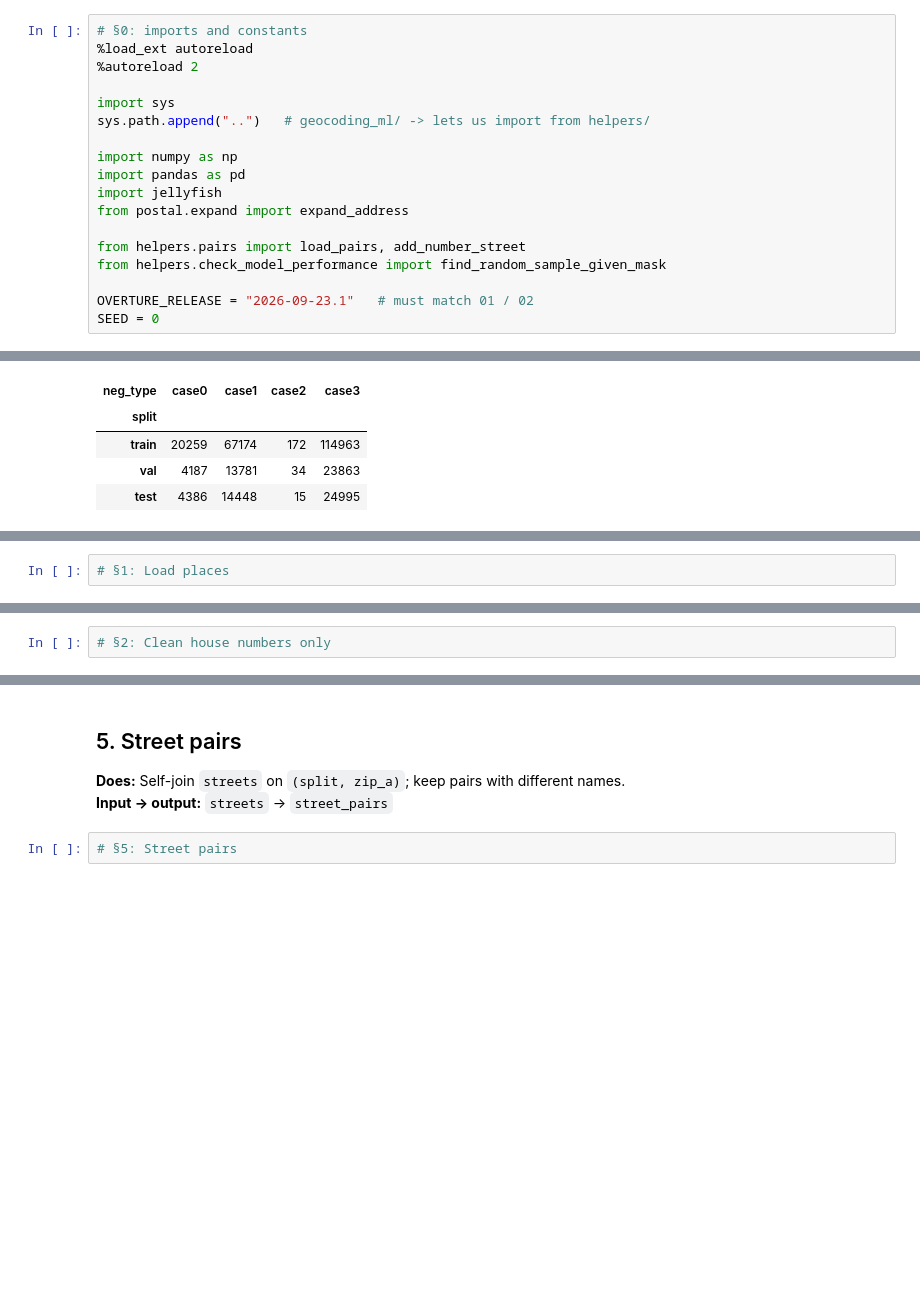
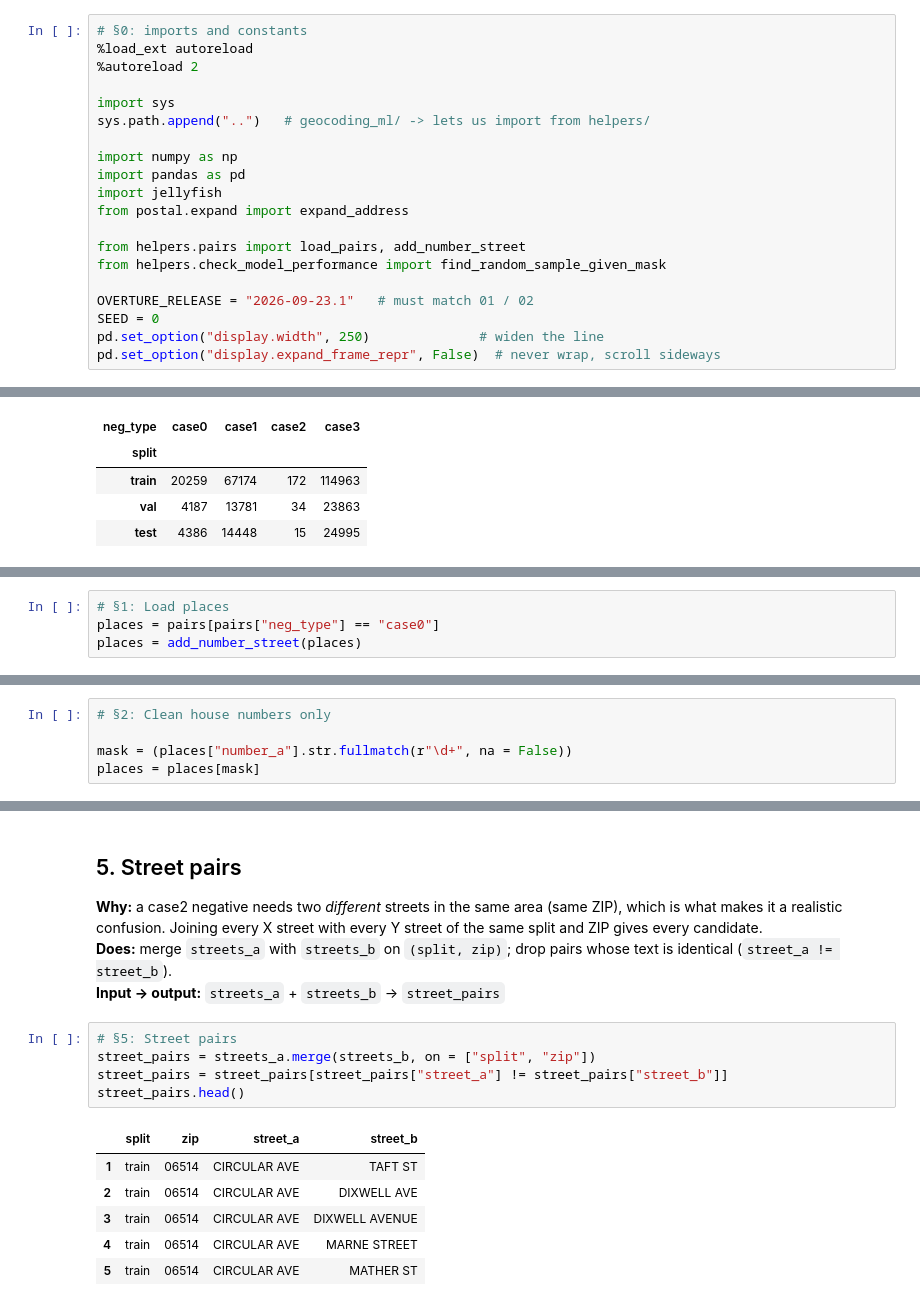
Before and after one commit to DZhang3210/ml-geocoding, a Jupyter notebook: geocoding_ml/Overture/03_case2_street_swap.ipynb, the cells around one changed output, grey strips where cells are left out. Saved outputs shown, nothing was run; the diff lists cells and outputs as text; blank space fills up the shorter version.

```diff
--- a/geocoding_ml/Overture/03_case2_street_swap.ipynb
+++ b/geocoding_ml/Overture/03_case2_street_swap.ipynb
@@ -55,3 +55,5 @@ from helpers.check_model_performance import find_random_sample_given_mask
 
 OVERTURE_RELEASE = "2026-09-23.1"   # must match 01 / 02
 SEED = 0
+pd.set_option("display.width", 250)              # widen the line
+pd.set_option("display.expand_frame_repr", False)  # never wrap, scroll sideways
@@ -82,5 +89,7 @@ pairs.groupby(["split", "neg_type"], observed=True).size().unstack()
 **Input → output:** `pairs` → `places`
 # %%
 # §1: Load places
+places = pairs[pairs["neg_type"] == "case0"]
+places = add_number_street(places)
 # %% [markdown]
 ## 2. Clean house numbers only
@@ -88,3 +98,6 @@ pairs.groupby(["split", "neg_type"], observed=True).size().unstack()
 **Input → output:** `places` → `places`
 # %%
 # §2: Clean house numbers only
+
+mask = (places["number_a"].str.fullmatch(r"\d+", na = False))
+places = places[mask]
@@ -103,7 +115,18 @@ pairs.groupby(["split", "neg_type"], observed=True).size().unstack()
 # %% [markdown]
 ## 5. Street pairs
-**Does:** Self-join `streets` on `(split, zip_a)`; keep pairs with different names.
-**Input → output:** `streets` → `street_pairs`
+**Why:** a case2 negative needs two *different* streets in the same area (same ZIP), which is what makes it a realistic confusion. Joining every X street with every Y street of the same split and ZIP gives every candidate.
+**Does:** merge `streets_a` with `streets_b` on `(split, zip)`; drop pairs whose text is identical (`street_a != street_b`).
+**Input → output:** `streets_a` + `streets_b` → `street_pairs`
 # %%
 # §5: Street pairs
+street_pairs = streets_a.merge(streets_b, on = ["split", "zip"])
+street_pairs = street_pairs[street_pairs["street_a"] != street_pairs["street_b"]]
+street_pairs.head()
+# %% [output]
+|  | split | zip | street_a | street_b |
+| 1 | train | 06514 | CIRCULAR AVE | TAFT ST |
+| 2 | train | 06514 | CIRCULAR AVE | DIXWELL AVE |
+| 3 | train | 06514 | CIRCULAR AVE | DIXWELL AVENUE |
+| 4 | train | 06514 | CIRCULAR AVE | MARNE STREET |
+| 5 | train | 06514 | CIRCULAR AVE | MATHER ST |
 # %% [markdown]
```
Also changed, not shown: parts of 46 cells of this notebook, 17 other files.
